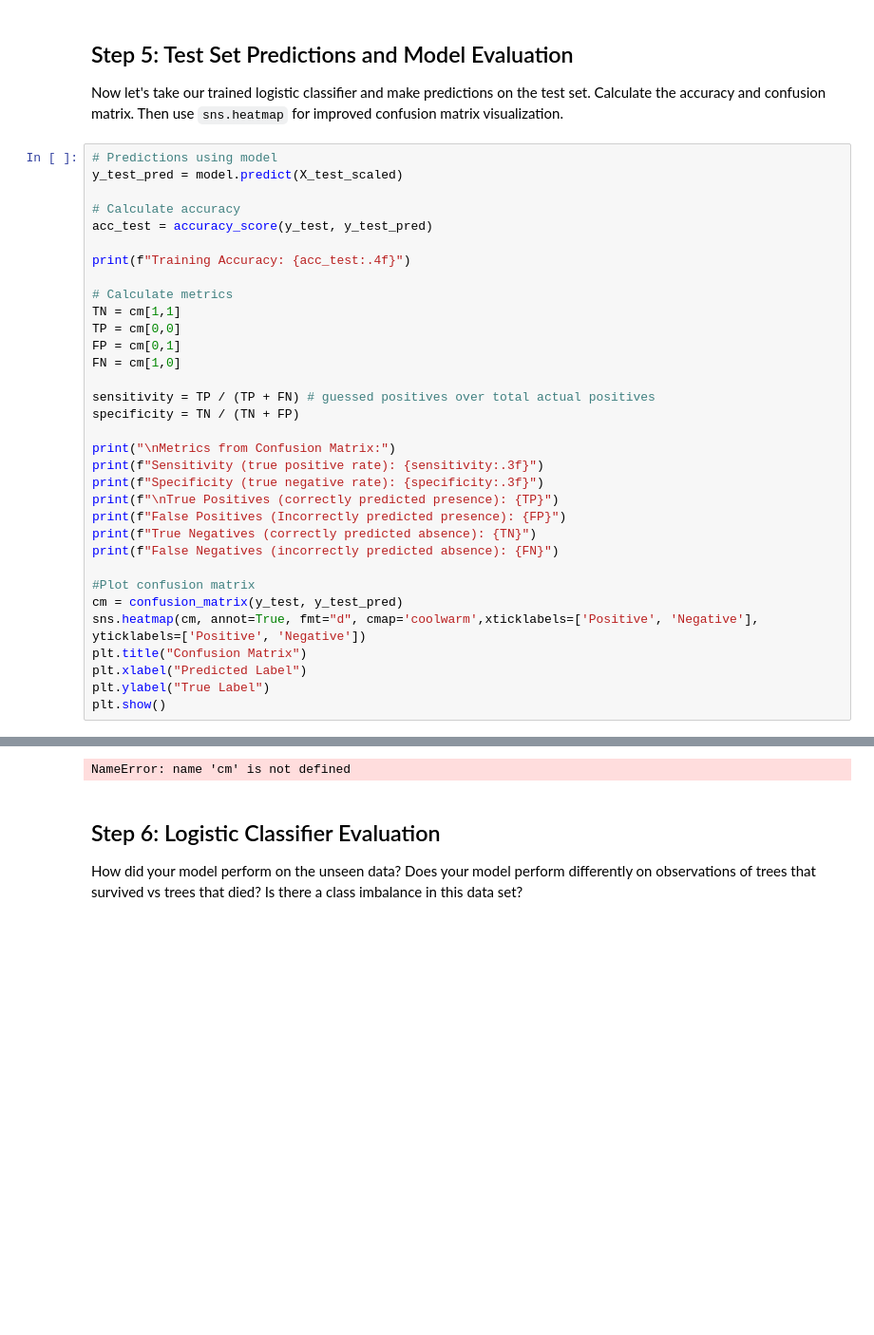
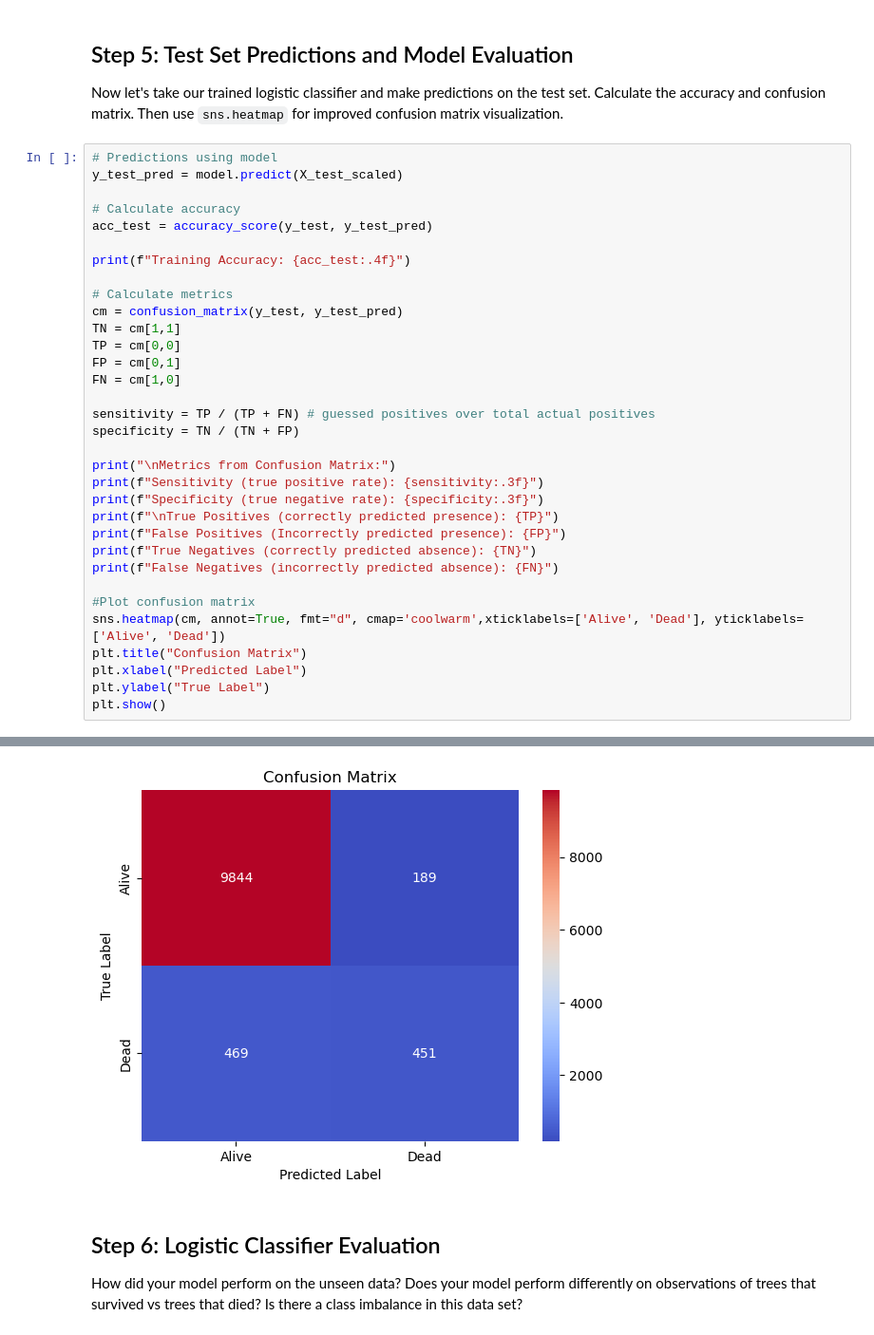
Before and after one commit to haylee360/EDS232-labs, a Jupyter notebook: Week3/lab3-wildfire.ipynb, the cells around one changed output, grey strips where cells are left out. Shown at 95% size. Drawn from its saved outputs; the diff is of its cells as text; blank space fills up the shorter version.

```diff
--- a/Week3/lab3-wildfire.ipynb
+++ b/Week3/lab3-wildfire.ipynb
@@ -134,6 +134,7 @@ acc_test = accuracy_score(y_test, y_test_pred)
 print(f"Training Accuracy: {acc_test:.4f}")
 
 # Calculate metrics
+cm = confusion_matrix(y_test, y_test_pred)
 TN = cm[1,1]
 TP = cm[0,0]
 FP = cm[0,1]
@@ -151,8 +152,7 @@ print(f"True Negatives (correctly predicted absence): {TN}")
 print(f"False Negatives (incorrectly predicted absence): {FN}")
 
 #Plot confusion matrix
-cm = confusion_matrix(y_test, y_test_pred)
-sns.heatmap(cm, annot=True, fmt="d", cmap='coolwarm',xticklabels=['Positive', 'Negative'], yticklabels=['Positive', 'Negative'])
+sns.heatmap(cm, annot=True, fmt="d", cmap='coolwarm',xticklabels=['Alive', 'Dead'], yticklabels=['Alive', 'Dead'])
 plt.title("Confusion Matrix")
 plt.xlabel("Predicted Label")
 plt.ylabel("True Label")
@@ -162,4 +171,4 @@ Training Accuracy: 0.9399
-NameError: name 'cm' is not defined
+[figure, added]
 # %% [markdown]
 ## Step 6: Logistic Classifier Evaluation
 How did your model perform on the unseen data?
```
Also changed, not shown: parts of 4 cells of this notebook.
